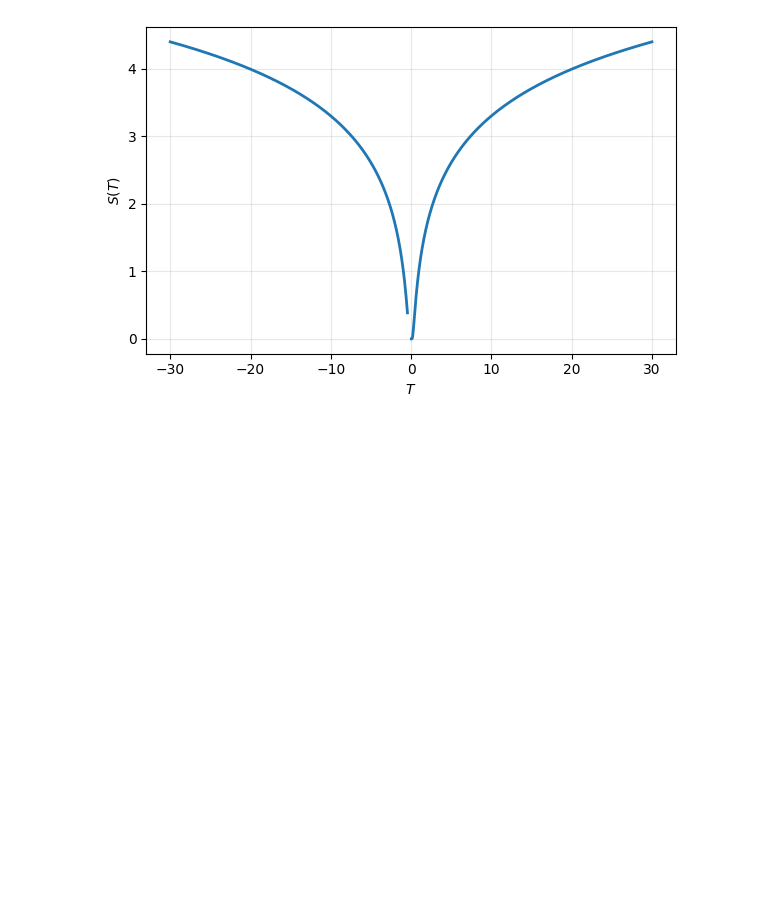
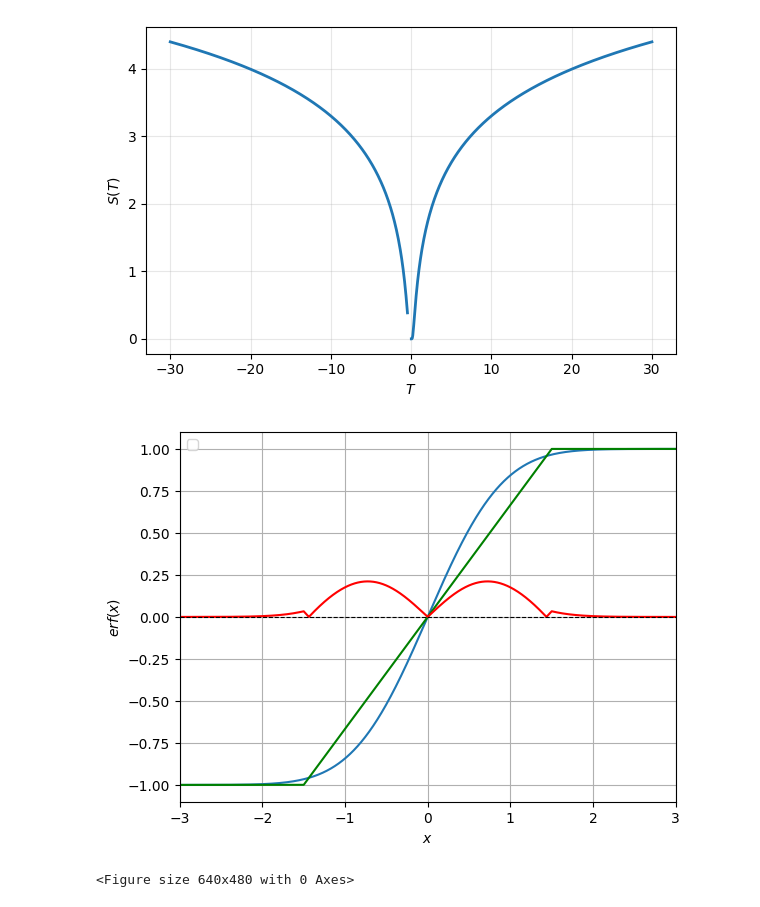
Before and after one commit to pedrolinckm/OQW-Thermodynamics, a Jupyter notebook: thermodynamics_oqw.ipynb, the cells around one changed output. Drawn from its saved outputs; the diff is of its cells as text; code cells hidden in the pictures; blank space fills up the shorter version.

```diff
--- a/thermodynamics_oqw.ipynb
+++ b/thermodynamics_oqw.ipynb
@@ -209,3 +210,27 @@ plt.savefig("S_T_plot.pgf")
 plt.show()
 # %% [output]
 [figure]
+# %%
+# Erf_approx plot
+x_values = np.linspace(-10, 10, 10000)
+erf_values_approx = erf_approximation(x_values)
+erf_values = erf(x_values)
+
+error = abs(erf_values-erf_values_approx)
+
+plt.plot(x_values, erf_values)
+plt.plot(x_values,erf_values_approx, color = 'green')
+plt.plot(x_values,error, color = 'red')
+
+plt.axhline(0, color='black', linewidth=0.8, linestyle='--')
+plt.xlabel(r'$x$')
+plt.ylabel('$erf(x)$')
+plt.legend()
+plt.grid(True)
+plt.xlim(-3,3)
+plt.show()
+
+plt.savefig("erf_approximation.pgf")
+# %% [output]
+[figure, added]
+<Figure size 640x480 with 0 Axes>
```
Also changed, not shown: parts of 3 cells of this notebook, 2 other files.
